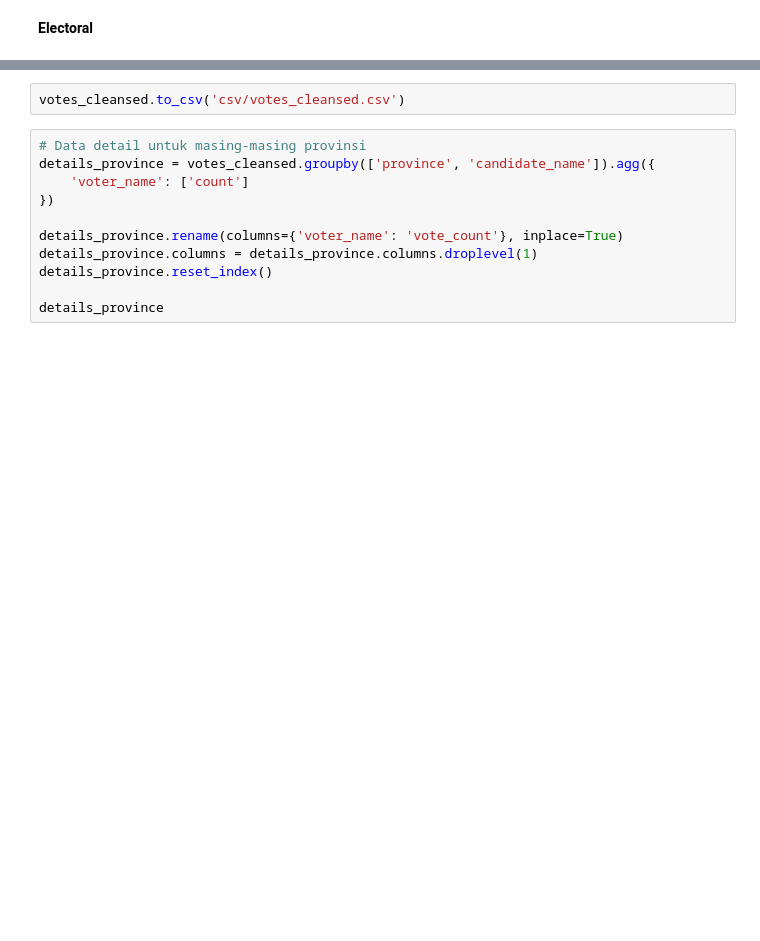
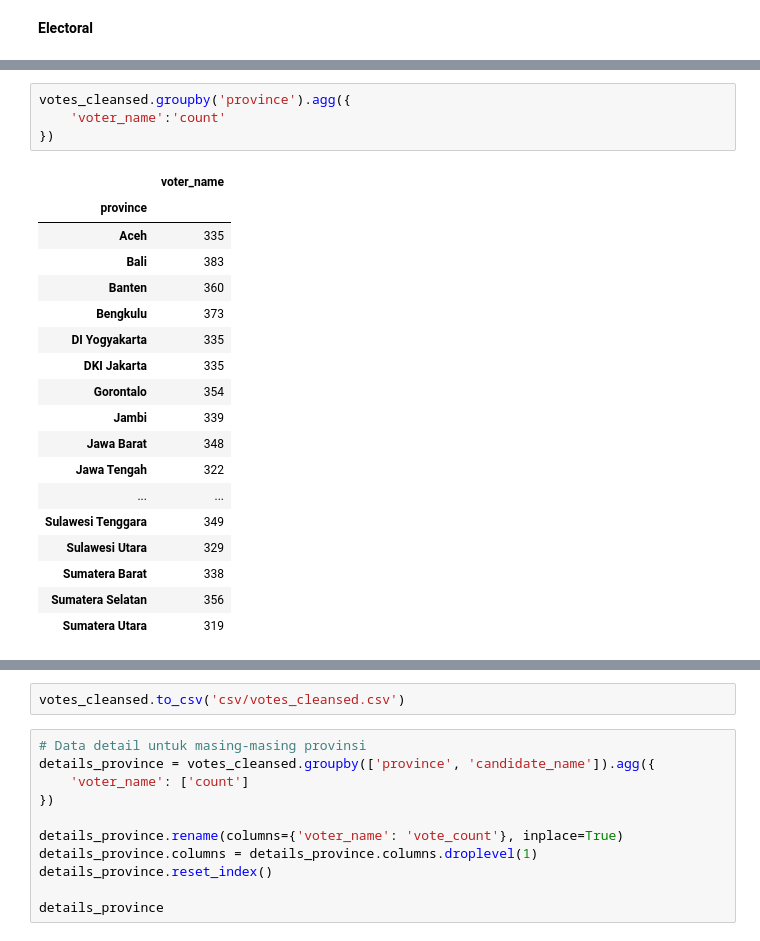
Before and after one commit to icanooooo/geographical_visualization, a Jupyter notebook: data_generation_docs.ipynb, the cells around one changed output, grey strips where cells are left out. Saved outputs shown, nothing was run; the diff lists cells and outputs as text; blank space fills up the shorter version.

```diff
--- a/data_generation_docs.ipynb
+++ b/data_generation_docs.ipynb
@@ -148,0 +191,23 @@ votes_cleansed
+# %%
+votes_cleansed.groupby('province').agg({
+    'voter_name':'count'
+})
+# %% [output]
+|  | voter_name |
+| province |  |
+| Aceh | 335 |
+| Bali | 383 |
+| Banten | 360 |
+| Bengkulu | 373 |
+| DI Yogyakarta | 335 |
+| DKI Jakarta | 335 |
+| Gorontalo | 354 |
+| Jambi | 339 |
+| Jawa Barat | 348 |
+| Jawa Tengah | 322 |
+| ... | ... |
+| Sulawesi Tenggara | 349 |
+| Sulawesi Utara | 329 |
+| Sumatera Barat | 338 |
+| Sumatera Selatan | 356 |
+| Sumatera Utara | 319 |
```
Also changed, not shown: parts of 10 cells of this notebook, 5 other files.
